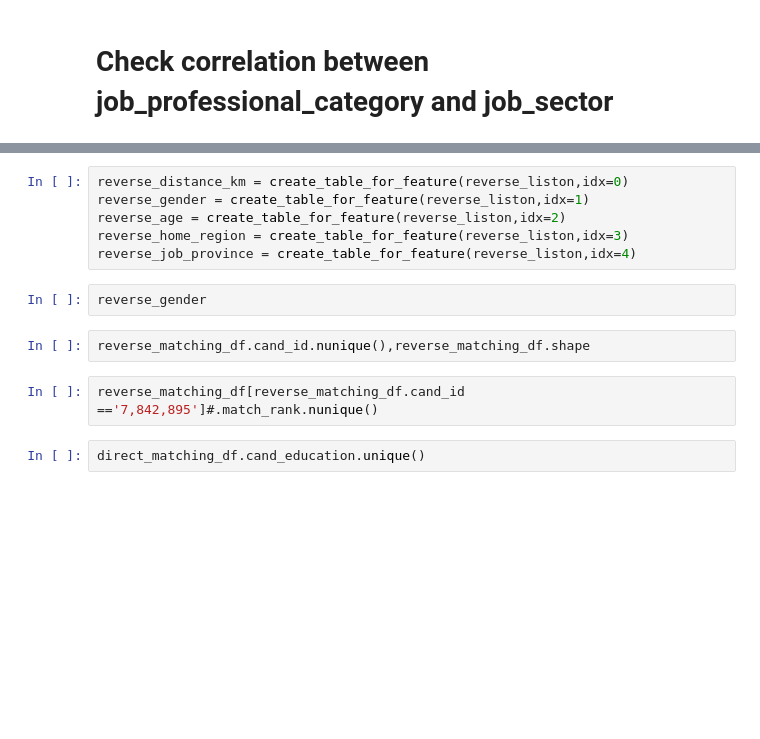
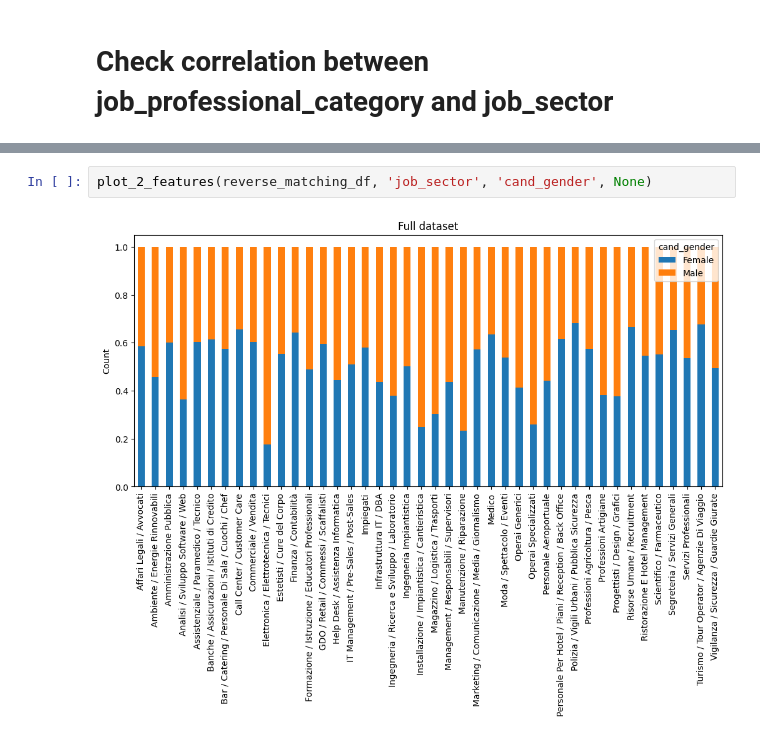
Before and after one commit to lorenzo-massa/Bias-Detection-Mitigation, a Jupyter notebook: AI_industry.ipynb, the cells around one changed output, grey strips where cells are left out. Cells and saved outputs as stored; diff of their text form; blank space fills up the shorter version.

```diff
--- a/AI_industry.ipynb
+++ b/AI_industry.ipynb
@@ -655,14 +617,4 @@ reverse_liston = [reverse_full_dicts,reverse_top_1_dicts,reverse_top_1_dicts,rev
-# %%
-reverse_distance_km = create_table_for_feature(reverse_liston,idx=0)
-reverse_gender = create_table_for_feature(reverse_liston,idx=1)
-reverse_age = create_table_for_feature(reverse_liston,idx=2)
-reverse_home_region = create_table_for_feature(reverse_liston,idx=3)
-reverse_job_province = create_table_for_feature(reverse_liston,idx=4)
-# %%
-reverse_gender
-# %%
-reverse_matching_df.cand_id.nunique(),reverse_matching_df.shape
-# %%
-reverse_matching_df[reverse_matching_df.cand_id =='7,842,895']#.match_rank.nunique()
-# %%
-direct_matching_df.cand_education.unique()
+# %%
+plot_2_features(reverse_matching_df, 'job_sector', 'cand_gender', None)
+# %% [output]
+[figure, added]
```
Also changed, not shown: parts of 25 cells of this notebook.
